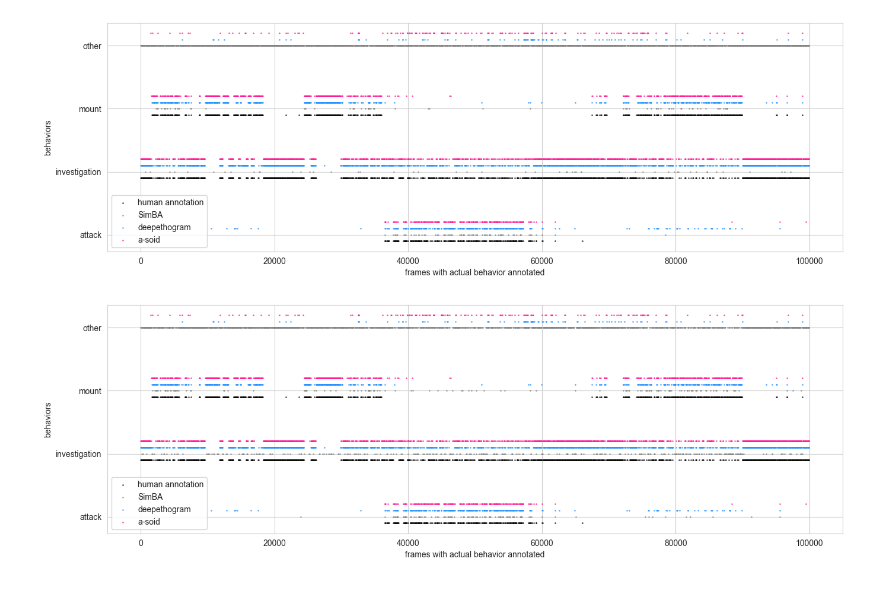
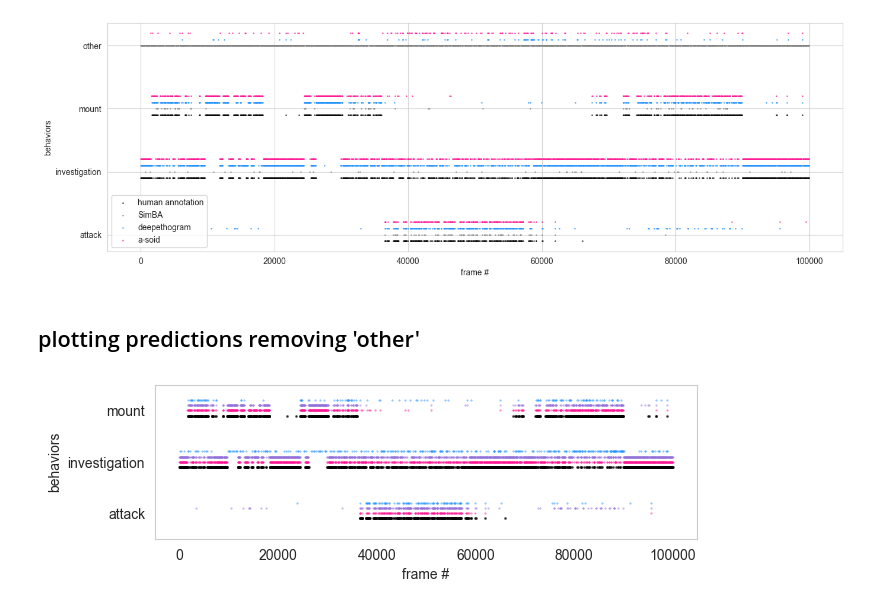
Before and after one commit to runninghsus/asoid-benchmark, a Jupyter notebook: notebooks/prediction_scatter.ipynb, the cells around one changed output. Saved outputs shown, nothing was run; the diff lists cells and outputs as text; code cells hidden in the pictures.

Commit message:
fig3 for asoid

```diff
--- a/notebooks/prediction_scatter.ipynb
+++ b/notebooks/prediction_scatter.ipynb
@@ -104,42 +103,47 @@ ax.legend()
 ax.set_ylabel('behaviors')
 ax.set_yticks(np.arange(4))
 ax.set_yticklabels(behavioral_types)
-ax.set_xlabel('frames with actual behavior annotated')
+ax.set_xlabel('frame #')
 plt.show()
 # fig.savefig(r'F:\My Drive\manuscript_figures\asoid/additional/ethogram_diff.svg')
 # %% [output]
-[figure, old version]
+[figure, new version]
+# %% [markdown]
+## plotting predictions removing 'other'
 # %%
 rows = 1
 cols = 1
 step = 50
-seed_2_test = 9
+seed_2_test = 1
 behavioral_types = ['attack', 'investigation', 'mount', 'other']
-fig, ax = plt.subplots(rows, cols, figsize=(16, 5))
+fig, ax = plt.subplots(rows, cols, figsize=(7, 2))
 ax.scatter(np.arange(0, 100000, step), targets_test[(targets_test<3)][:100000:step]-.1,
               s=1, c='k', alpha=0.6, label='human annotation')
 
 ax.scatter(np.arange(0, 100000, step),
-           labels_all_simba_seed2[seed_2_test][(targets_test<3)][:100000:step],
-           s=1, c='gray', alpha=0.6, label='SimBA')
+           labels_all_simba_seed2[seed_2_test][(targets_test<3)][:100000:step]+.2,
+           s=0.2, c='dodgerblue', alpha=0.6, label='SimBA')
 
 ax.scatter(np.arange(0, 100000, step),
            labels_all_deg_seed[seed_2_test][(targets_test<3)][:100000:step]+.1,
-           s=1, c='dodgerblue', alpha=0.6, label='deepethogram')
+           s=0.2, c='mediumpurple', alpha=0.6, label='deepethogram')
 
 ax.scatter(np.arange(0, 100000, step),
-           predictions_list[-1][seed_2_test][(targets_test<3)][:100000:step]+.2,
-           s=1, c='deeppink', alpha=0.6, label='a-soid')
+           predictions_list[-1][seed_2_test][(targets_test<3)][:100000:step],
+           s=0.2, c='deeppink', alpha=0.6, label='a-soid')
 
-ax.legend()
+# ax.legend()
 ax.set_ylabel('behaviors')
 ax.set_yticks(np.arange(4))
 ax.set_yticklabels(behavioral_types)
-ax.set_xlabel('frames with actual behavior annotated')
+ax.set_ylim([-.5, 2.5])
+ax.set_xlabel('frame #')
+ax.grid(False)
+
 plt.show()
-# fig.savefig(r'F:\My Drive\manuscript_figures\asoid/additional/ethogram_diff.svg')
+# fig.savefig('/Users/alexanderhsu/Google Drive/My Drive/manuscript_figures/asoid/additional/prediction_comparison_scatter.svg')
 # %% [output]
-[figure, old version]
+[figure, new version]
 # %%
 np.save('../temp/predictions_20seeds.npy', [predictions_list,
                                             labels_all_deg_seed,
```
Also changed, not shown: parts of 2 cells of this notebook, 5 other files.
